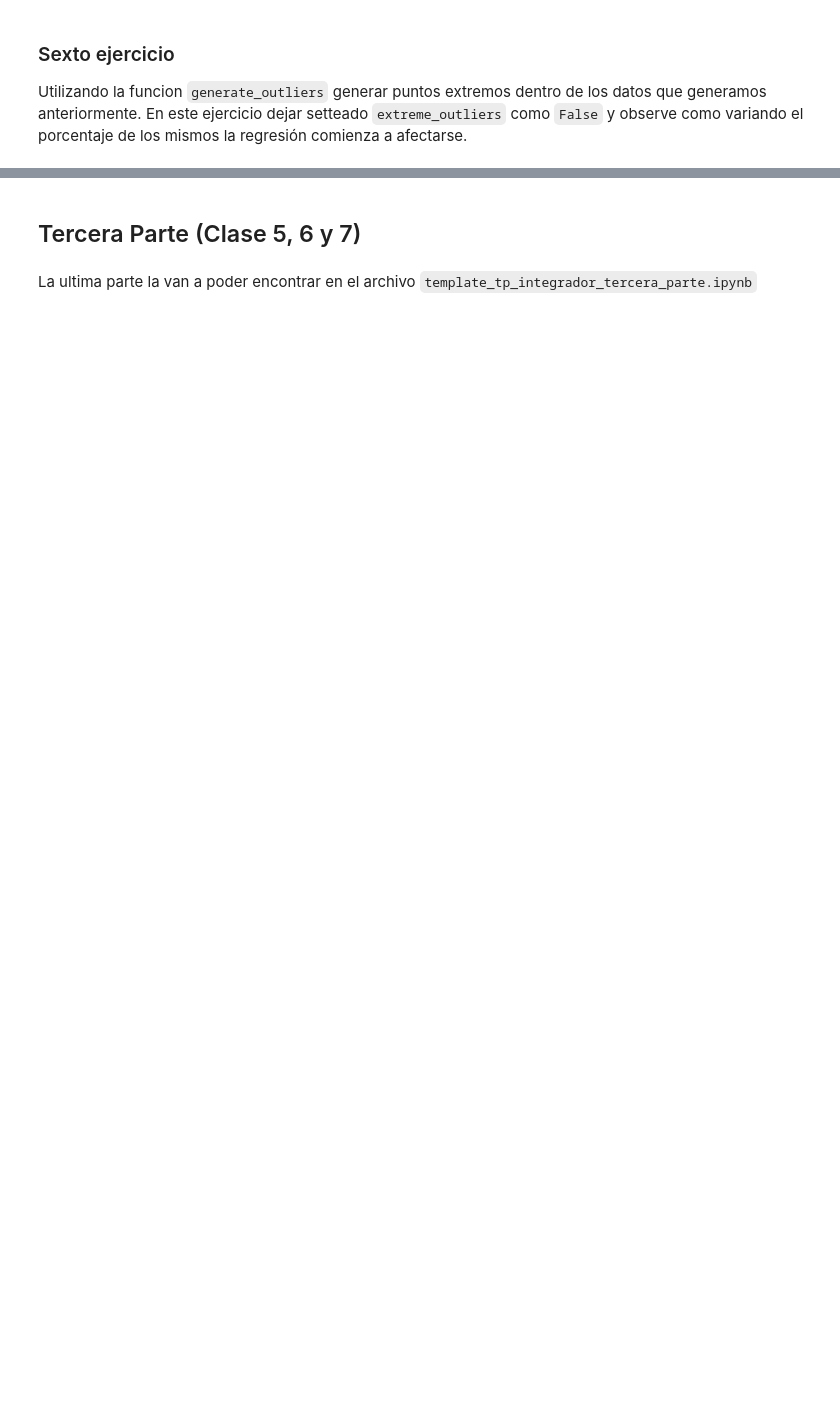
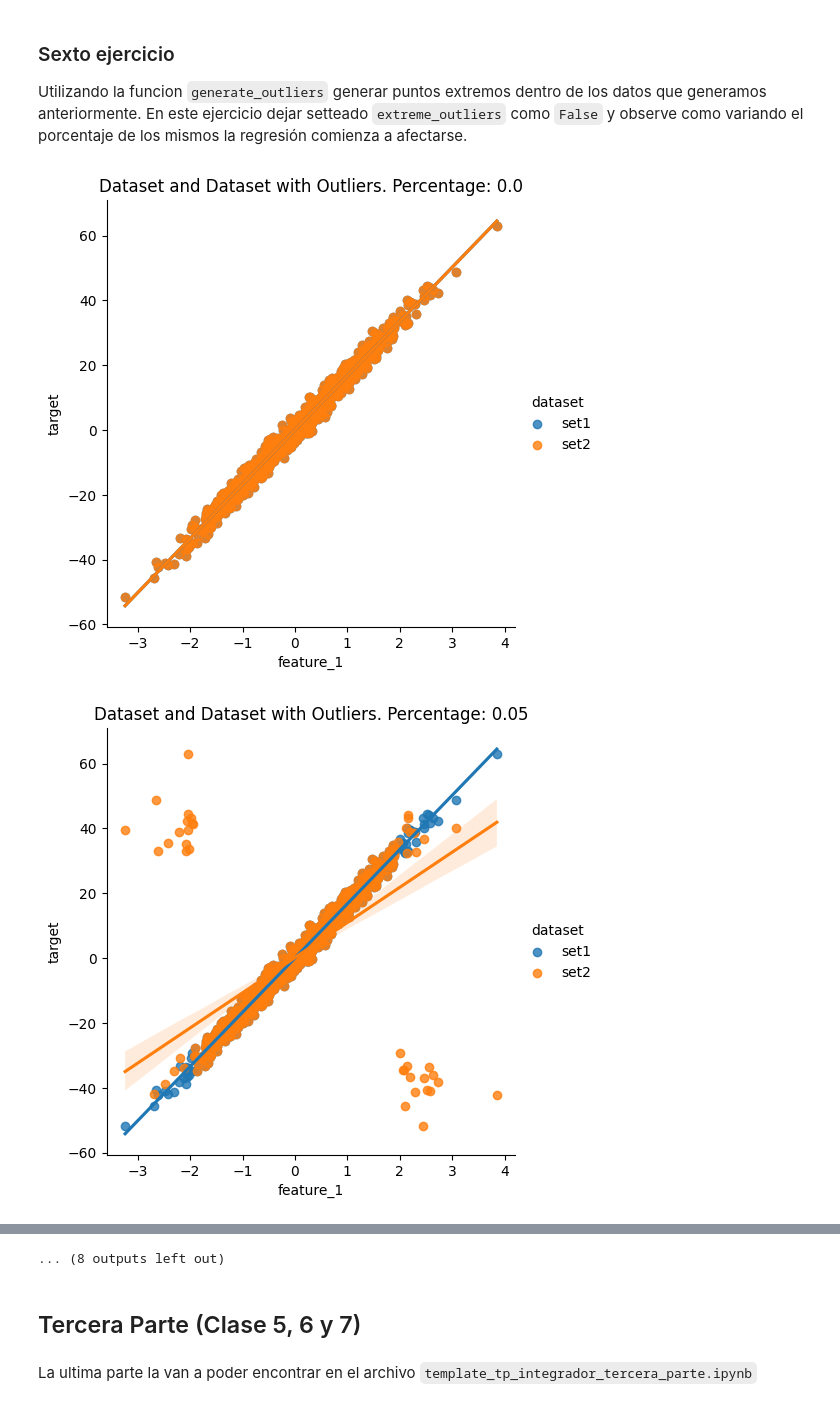
Before and after one commit to rpazos98/intro_ia, a Jupyter notebook: tp_integrador_enunciado/tp_integrador Rodrigo Pazos.ipynb, the cells around one changed output, grey strips where cells are left out. Drawn from its saved outputs; the diff is of its cells as text; code cells hidden in the pictures; blank space fills up the shorter version.

```diff
--- a/tp_integrador_enunciado/tp_integrador Rodrigo Pazos.ipynb
+++ b/tp_integrador_enunciado/tp_integrador Rodrigo Pazos.ipynb
@@ -279,3 +330,15 @@ def split(df: pd.DataFrame, train_size: float):
 ### Sexto ejercicio
 
 Utilizando la funcion `generate_outliers` generar puntos extremos dentro de los datos que generamos anteriormente. En este ejercicio dejar setteado `extreme_outliers` como `False` y observe como variando el porcentaje de los mismos la regresión comienza a afectarse.
+# %%
+
+for percentage in range(0, 100, 5):
+    df_with_outliers = generate_outliers(df,['feature_1'], percentage = percentage/100, extreme_outlier = False, two_tailed= True)
+    sns.lmplot(data = pd.concat([df.assign(dataset = 'set1'),
+                                    df_with_outliers.assign(dataset = 'set2')]),
+                    x = 'feature_1',
+                    y = 'target',
+                    hue = 'dataset').set(title=f'Dataset and Dataset with Outliers. Percentage: {percentage/100}')
+# %% [output]
+[figure, added]
+[figure, added]
@@ -282,3 +355,4 @@ Utilizando la funcion `generate_outliers` generar puntos extremos dentro de los
+... (8 outputs left out)
 # %% [markdown]
 ## Tercera Parte (Clase 5, 6 y 7)
 # %% [markdown]
```
Also changed, not shown: parts of 8 cells of this notebook.
